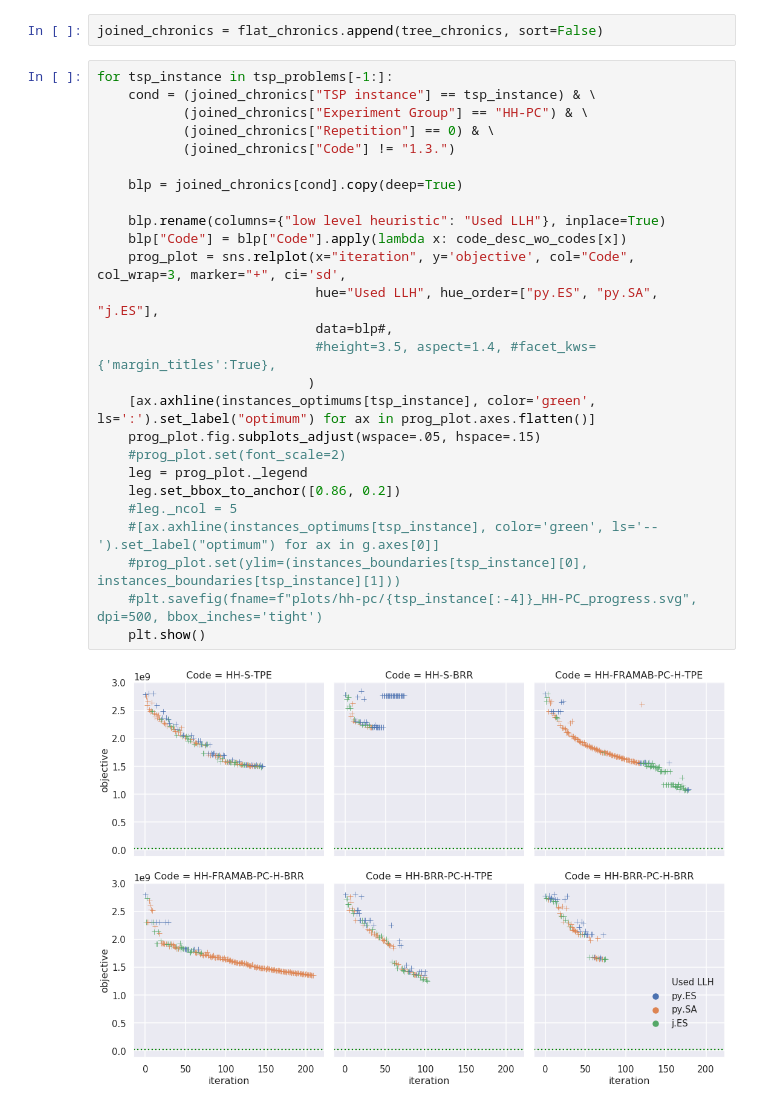
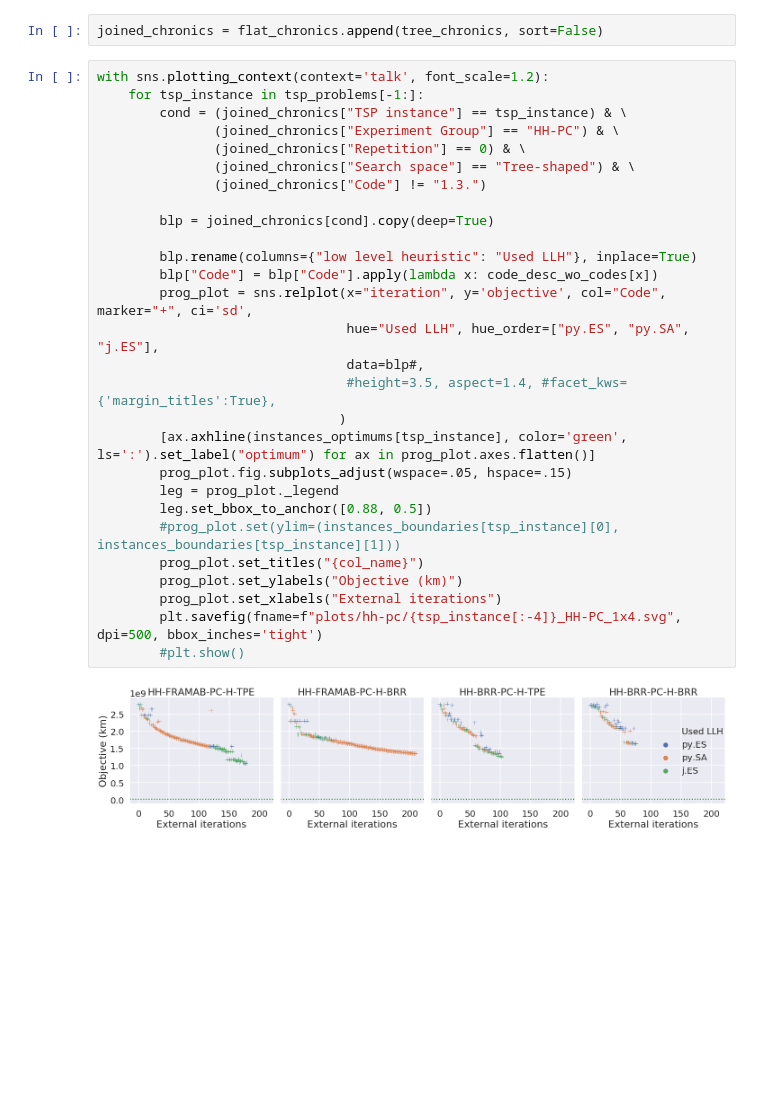
Before and after one commit to YevheniiSemendiak/tud_master_benchmarks, a Jupyter notebook: analyse_flat_search_space.ipynb, the cells around one changed output. Drawn from its saved outputs; the diff is of its cells as text; blank space fills up the shorter version.

Commit message:
add hh-pc plot 1x4 for pla7397

```diff
--- a/analyse_flat_search_space.ipynb
+++ b/analyse_flat_search_space.ipynb
@@ -418,30 +428,32 @@ r.to_csv(r'tables/intermediate.csv')
 # %%
 joined_chronics = flat_chronics.append(tree_chronics, sort=False)
 # %%
-for tsp_instance in tsp_problems[-1:]:
-    cond = (joined_chronics["TSP instance"] == tsp_instance) & \
-           (joined_chronics["Experiment Group"] == "HH-PC") & \
-           (joined_chronics["Repetition"] == 0) & \
-           (joined_chronics["Code"] != "1.3.")
+with sns.plotting_context(context='talk', font_scale=1.2):
+    for tsp_instance in tsp_problems[-1:]:
+        cond = (joined_chronics["TSP instance"] == tsp_instance) & \
+               (joined_chronics["Experiment Group"] == "HH-PC") & \
+               (joined_chronics["Repetition"] == 0) & \
+               (joined_chronics["Search space"] == "Tree-shaped") & \
+               (joined_chronics["Code"] != "1.3.")
 
-    blp = joined_chronics[cond].copy(deep=True)
+        blp = joined_chronics[cond].copy(deep=True)
 
-    blp.rename(columns={"low level heuristic": "Used LLH"}, inplace=True)
-    blp["Code"] = blp["Code"].apply(lambda x: code_desc_wo_codes[x])
-    prog_plot = sns.relplot(x="iteration", y='objective', col="Code", col_wrap=3, marker="+", ci='sd',
-                            hue="Used LLH", hue_order=["py.ES", "py.SA", "j.ES"],
-                            data=blp#,
-                            #height=3.5, aspect=1.4, #facet_kws={'margin_titles':True},
-                           )
-    [ax.axhline(instances_optimums[tsp_instance], color='green', ls=':').set_label("optimum") for ax in prog_plot.axes.flatten()]
-    prog_plot.fig.subplots_adjust(wspace=.05, hspace=.15)
-    #prog_plot.set(font_scale=2)
-    leg = prog_plot._legend
-    leg.set_bbox_to_anchor([0.86, 0.2])
-    #leg._ncol = 5
-    #[ax.axhline(instances_optimums[tsp_instance], color='green', ls='--').set_label("optimum") for ax in g.axes[0]]
-    #prog_plot.set(ylim=(instances_boundaries[tsp_instance][0], instances_boundaries[tsp_instance][1]))
-    #plt.savefig(fname=f"plots/hh-pc/{tsp_instance[:-4]}_HH-PC_progress.svg", dpi=500, bbox_inches='tight')
-    plt.show()
+        blp.rename(columns={"low level heuristic": "Used LLH"}, inplace=True)
+        blp["Code"] = blp["Code"].apply(lambda x: code_desc_wo_codes[x])
+        prog_plot = sns.relplot(x="iteration", y='objective', col="Code", marker="+", ci='sd',
+                                hue="Used LLH", hue_order=["py.ES", "py.SA", "j.ES"],
+                                data=blp#,
+                                #height=3.5, aspect=1.4, #facet_kws={'margin_titles':True},
+                               )
+        [ax.axhline(instances_optimums[tsp_instance], color='green', ls=':').set_label("optimum") for ax in prog_plot.axes.flatten()]
+        prog_plot.fig.subplots_adjust(wspace=.05, hspace=.15)
+        leg = prog_plot._legend
+        leg.set_bbox_to_anchor([0.88, 0.5])
+        #prog_plot.set(ylim=(instances_boundaries[tsp_instance][0], instances_boundaries[tsp_instance][1]))
+        prog_plot.set_titles("{col_name}")
+        prog_plot.set_ylabels("Objective (km)")
+        prog_plot.set_xlabels("External iterations")
+        plt.savefig(fname=f"plots/hh-pc/{tsp_instance[:-4]}_HH-PC_1x4.svg", dpi=500, bbox_inches='tight')
+        #plt.show()
 # %% [output]
-[figure, old version]
+[figure, new version]
```
Also changed, not shown: parts of 2 cells of this notebook, 1 other file.
